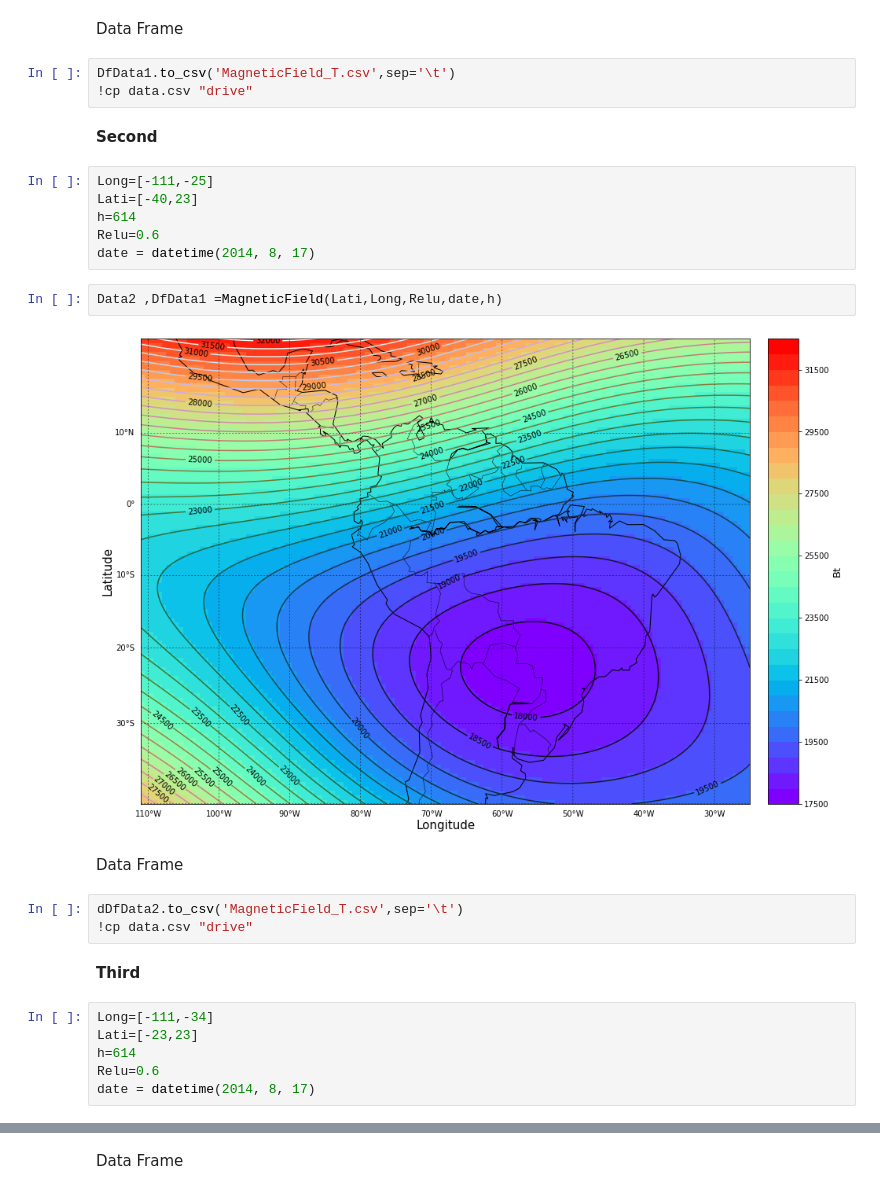
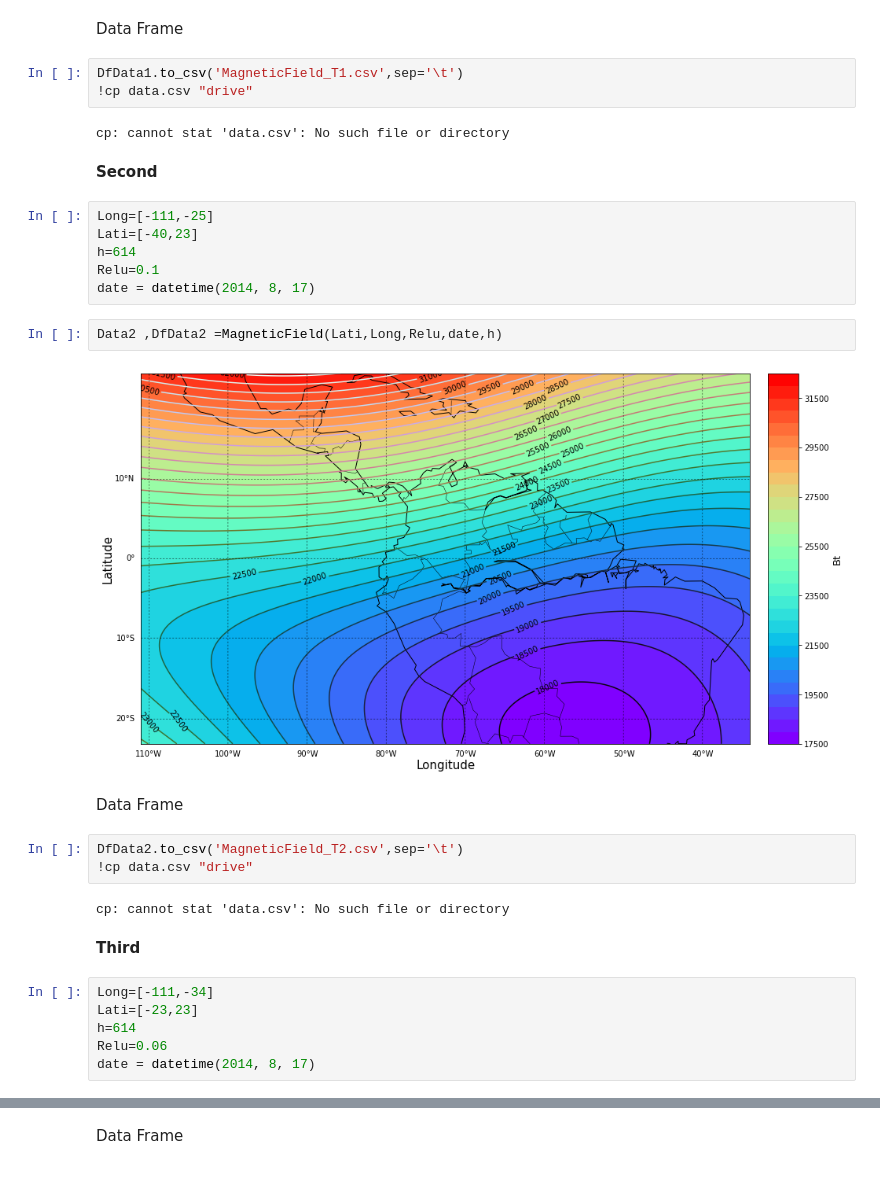
Before and after one commit to SalvadorRdR/IAC_2022, a Jupyter notebook: MODELO IGRF13/Modelo_IGRF_13_IAC2022.ipynb, the cells around one changed output, grey strips where cells are left out. Saved outputs shown, nothing was run; the diff lists cells and outputs as text.

```diff
--- a/MODELO IGRF13/Modelo_IGRF_13_IAC2022.ipynb
+++ b/MODELO IGRF13/Modelo_IGRF_13_IAC2022.ipynb
@@ -101,32 +101,36 @@ Data1 ,DfData1 =MagneticField(Lati,Long,Relu,date,h)
 # %% [markdown]
 Data Frame
 # %%
-DfData1.to_csv('MagneticField_T.csv',sep='\t')
+DfData1.to_csv('MagneticField_T1.csv',sep='\t')
 !cp data.csv "drive"
+# %% [output]
+cp: cannot stat 'data.csv': No such file or directory
 # %% [markdown]
 **Second**
 # %%
 Long=[-111,-25]
 Lati=[-40,23]
 h=614
-Relu=0.6
+Relu=0.1
 date = datetime(2014, 8, 17)
 # %%
-Data2 ,DfData1 =MagneticField(Lati,Long,Relu,date,h)
+Data2 ,DfData2 =MagneticField(Lati,Long,Relu,date,h)
 # %% [output]
-[figure, old version]
+[figure, new version]
 # %% [markdown]
 Data Frame
 # %%
-dDfData2.to_csv('MagneticField_T.csv',sep='\t')
+DfData2.to_csv('MagneticField_T2.csv',sep='\t')
 !cp data.csv "drive"
+# %% [output]
+cp: cannot stat 'data.csv': No such file or directory
 # %% [markdown]
 **Third**
 # %%
 Long=[-111,-34]
 Lati=[-23,23]
 h=614
-Relu=0.6
+Relu=0.06
 date = datetime(2014, 8, 17)
 # %%
 Data3, DfData3 =MagneticField(Lati,Long,Relu,date,h)
```
Also changed, not shown: parts of 4 cells of this notebook.
